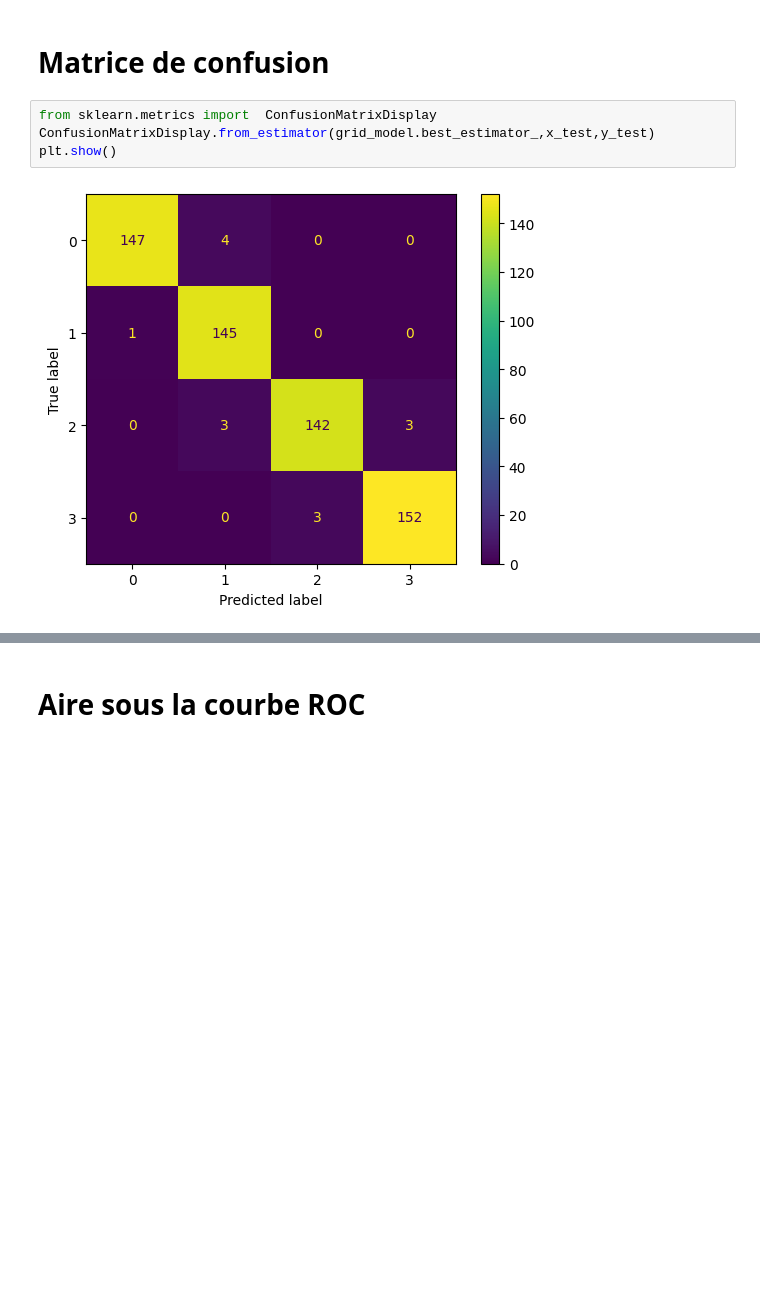
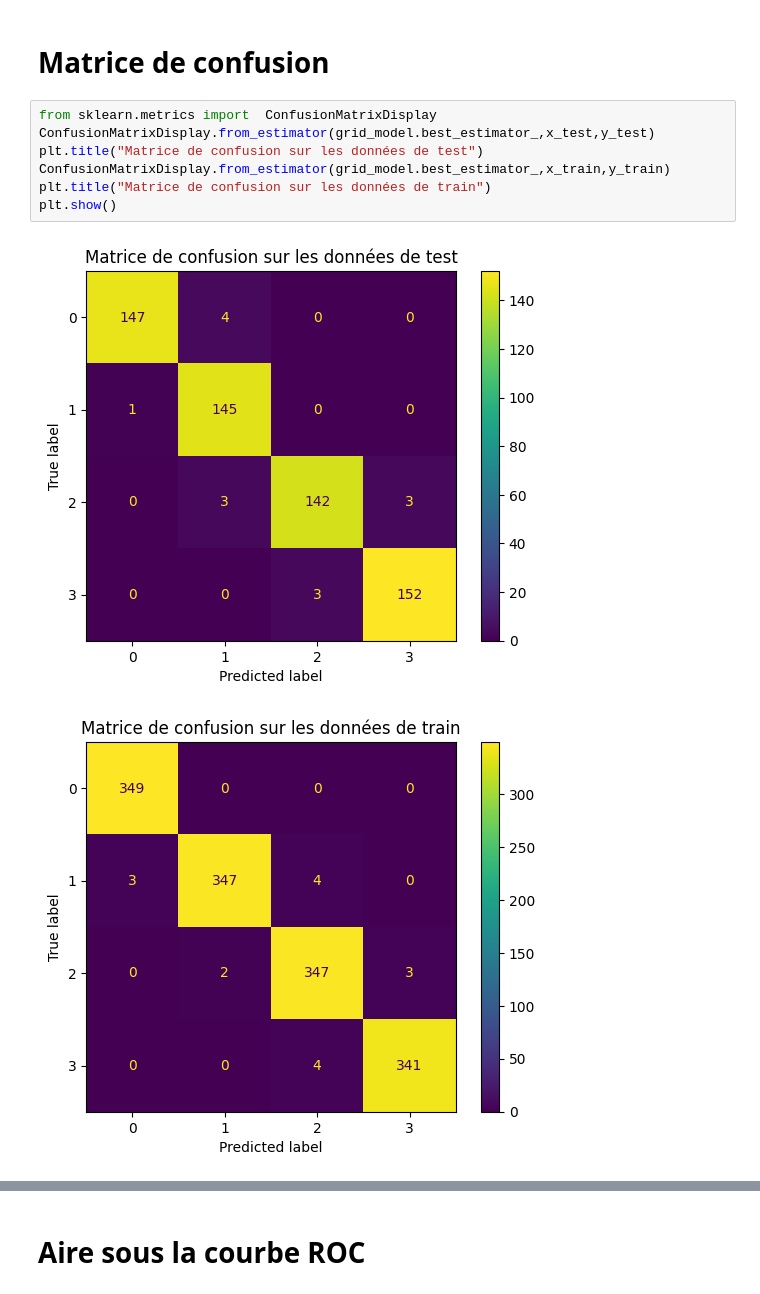
Before and after one commit to bigirimanainnocent12/Apprentissage_automatique, a Jupyter notebook: Regression_logistique.ipynb, the cells around one changed output, grey strips where cells are left out. Saved outputs shown, nothing was run; the diff lists cells and outputs as text; blank space fills up the shorter version.

```diff
--- a/Regression_logistique.ipynb
+++ b/Regression_logistique.ipynb
@@ -247,8 +265,12 @@ La sensibilité du modèle est de 97.67%
 # %%
 from sklearn.metrics import  ConfusionMatrixDisplay
 ConfusionMatrixDisplay.from_estimator(grid_model.best_estimator_,x_test,y_test)
+plt.title("Matrice de confusion sur les données de test")
+ConfusionMatrixDisplay.from_estimator(grid_model.best_estimator_,x_train,y_train)
+plt.title("Matrice de confusion sur les données de train")
 plt.show()
 # %% [output]
-[figure, old version]
+[figure, new version]
+[figure, added]
 # %%
 from sklearn.metrics import classification_report
```
Also changed, not shown: parts of 12 cells of this notebook.
